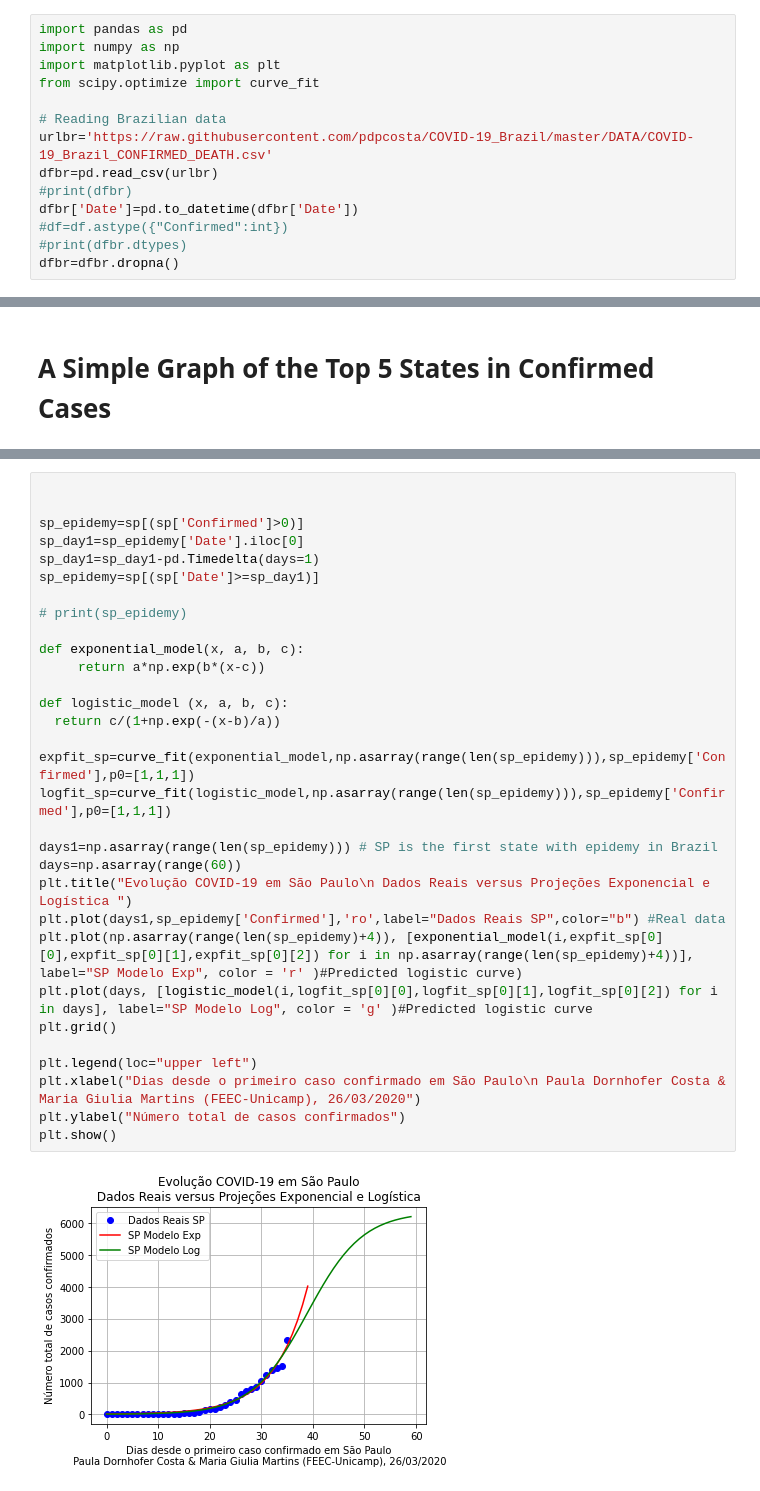
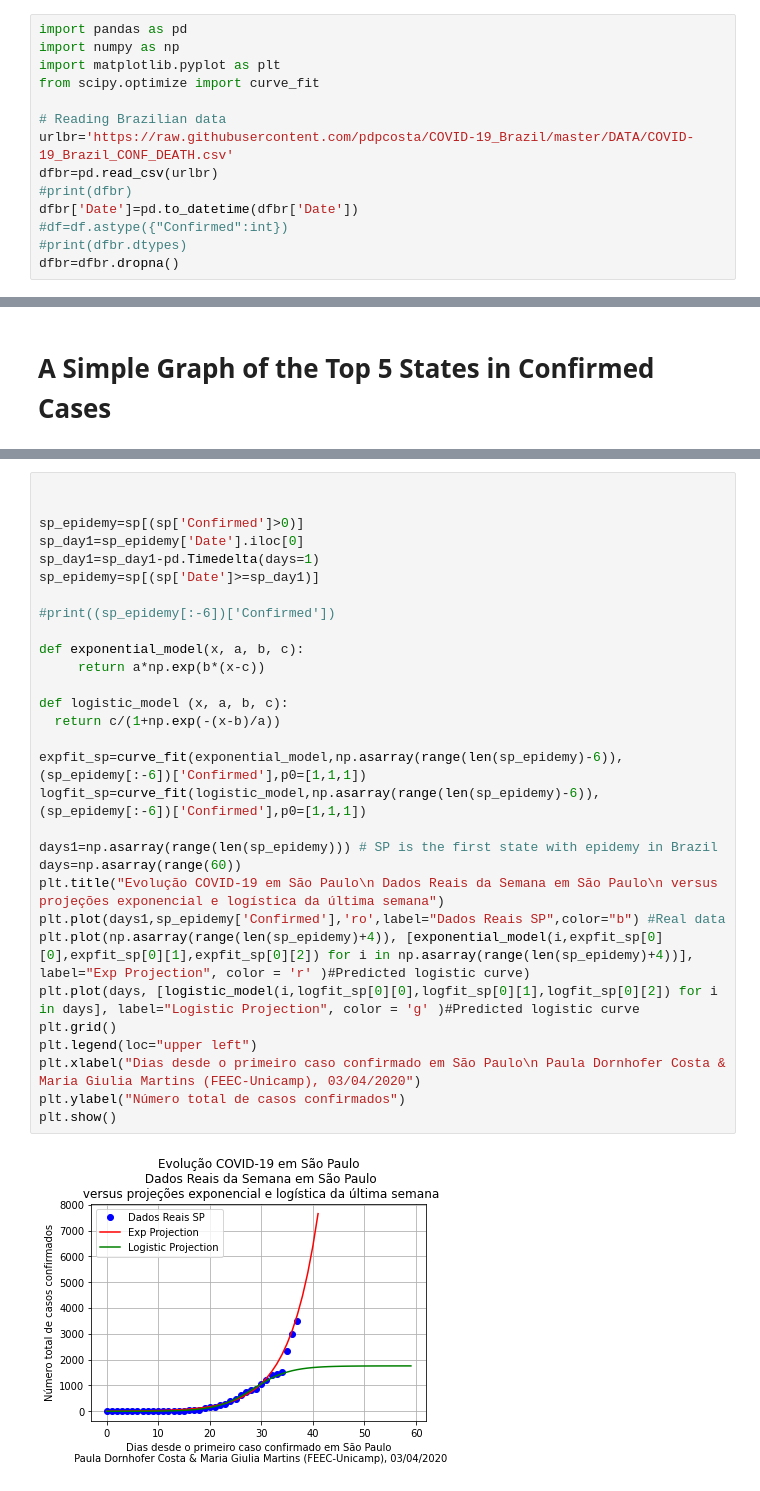
Before and after one commit to pdpcosta/COVID-19_Brazil, a Jupyter notebook: Python/COVID_19_Brazil_States.ipynb, the cells around one changed output, grey strips where cells are left out. Drawn from its saved outputs; the diff is of its cells as text.

```diff
--- a/Python/COVID_19_Brazil_States.ipynb
+++ b/Python/COVID_19_Brazil_States.ipynb
@@ -9,7 +9,7 @@ import matplotlib.pyplot as plt
 from scipy.optimize import curve_fit
 
 # Reading Brazilian data
-urlbr='https://raw.githubusercontent.com/pdpcosta/COVID-19_Brazil/master/DATA/COVID-19_Brazil_CONFIRMED_DEATH.csv'
+urlbr='https://raw.githubusercontent.com/pdpcosta/COVID-19_Brazil/master/DATA/COVID-19_Brazil_CONF_DEATH.csv'
 dfbr=pd.read_csv(urlbr)
 #print(dfbr)
 dfbr['Date']=pd.to_datetime(dfbr['Date'])
@@ -70,33 +70,32 @@ plt.show()
 # %%
 
 
 sp_epidemy=sp[(sp['Confirmed']>0)]
 sp_day1=sp_epidemy['Date'].iloc[0]
 sp_day1=sp_day1-pd.Timedelta(days=1)
 sp_epidemy=sp[(sp['Date']>=sp_day1)]
 
-# print(sp_epidemy)
+#print((sp_epidemy[:-6])['Confirmed'])
 
 def exponential_model(x, a, b, c):
      return a*np.exp(b*(x-c))
 
 def logistic_model (x, a, b, c):
   return c/(1+np.exp(-(x-b)/a))
 
-expfit_sp=curve_fit(exponential_model,np.asarray(range(len(sp_epidemy))),sp_epidemy['Confirmed'],p0=[1,1,1])
-logfit_sp=curve_fit(logistic_model,np.asarray(range(len(sp_epidemy))),sp_epidemy['Confirmed'],p0=[1,1,1])
+expfit_sp=curve_fit(exponential_model,np.asarray(range(len(sp_epidemy)-6)),(sp_epidemy[:-6])['Confirmed'],p0=[1,1,1])
+logfit_sp=curve_fit(logistic_model,np.asarray(range(len(sp_epidemy)-6)),(sp_epidemy[:-6])['Confirmed'],p0=[1,1,1])
 
 days1=np.asarray(range(len(sp_epidemy))) # SP is the first state with epidemy in Brazil
 days=np.asarray(range(60))
-plt.title("Evolução COVID-19 em São Paulo\n Dados Reais versus Projeções Exponencial e Logística ")
+plt.title("Evolução COVID-19 em São Paulo\n Dados Reais da Semana em São Paulo\n versus projeções exponencial e logística da última semana")
 plt.plot(days1,sp_epidemy['Confirmed'],'ro',label="Dados Reais SP",color="b") #Real data
-plt.plot(np.asarray(range(len(sp_epidemy)+4)), [exponential_model(i,expfit_sp[0][0],expfit_sp[0][1],expfit_sp[0][2]) for i in np.asarray(range(len(sp_epidemy)+4))], label="SP Modelo Exp", color = 'r' )#Predicted logistic curve)
-plt.plot(days, [logistic_model(i,logfit_sp[0][0],logfit_sp[0][1],logfit_sp[0][2]) for i in days], label="SP Modelo Log", color = 'g' )#Predicted logistic curve
+plt.plot(np.asarray(range(len(sp_epidemy)+4)), [exponential_model(i,expfit_sp[0][0],expfit_sp[0][1],expfit_sp[0][2]) for i in np.asarray(range(len(sp_epidemy)+4))], label="Exp Projection", color = 'r' )#Predicted logistic curve)
+plt.plot(days, [logistic_model(i,logfit_sp[0][0],logfit_sp[0][1],logfit_sp[0][2]) for i in days], label="Logistic Projection", color = 'g' )#Predicted logistic curve
 plt.grid()
-
 plt.legend(loc="upper left")
-plt.xlabel("Dias desde o primeiro caso confirmado em São Paulo\n Paula Dornhofer Costa & Maria Giulia Martins (FEEC-Unicamp), 26/03/2020")
+plt.xlabel("Dias desde o primeiro caso confirmado em São Paulo\n Paula Dornhofer Costa & Maria Giulia Martins (FEEC-Unicamp), 03/04/2020")
 plt.ylabel("Número total de casos confirmados")
 plt.show()
 # %% [output]
-[figure, old version]
+[figure, new version]
```
Also changed, not shown: parts of 9 cells of this notebook.
